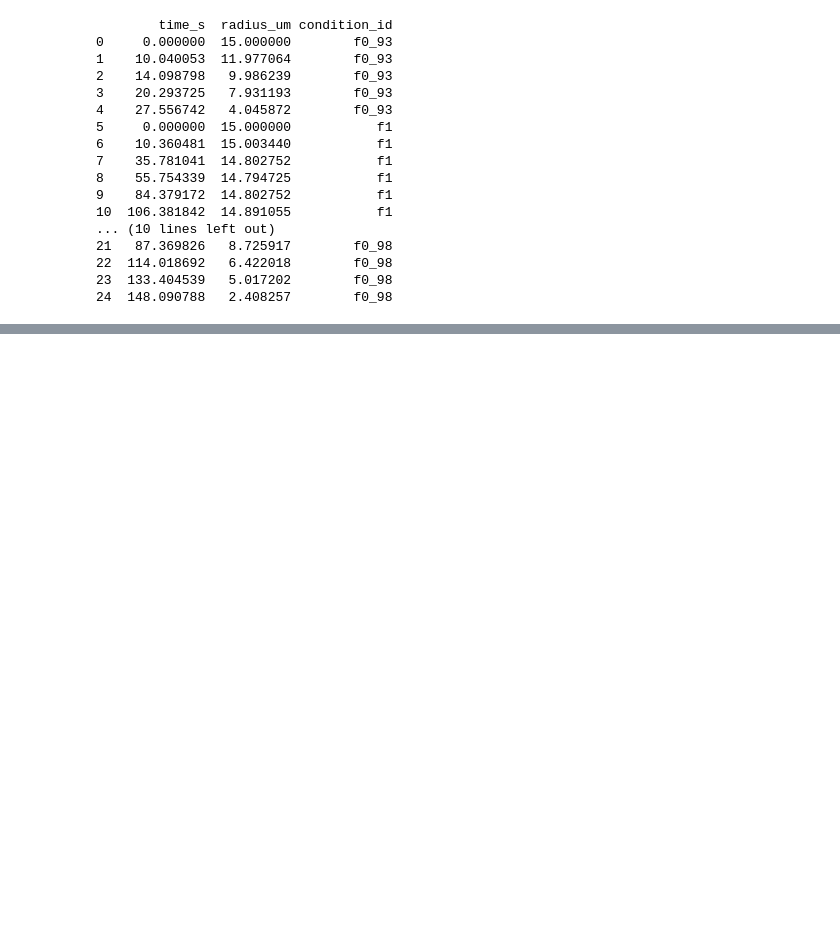
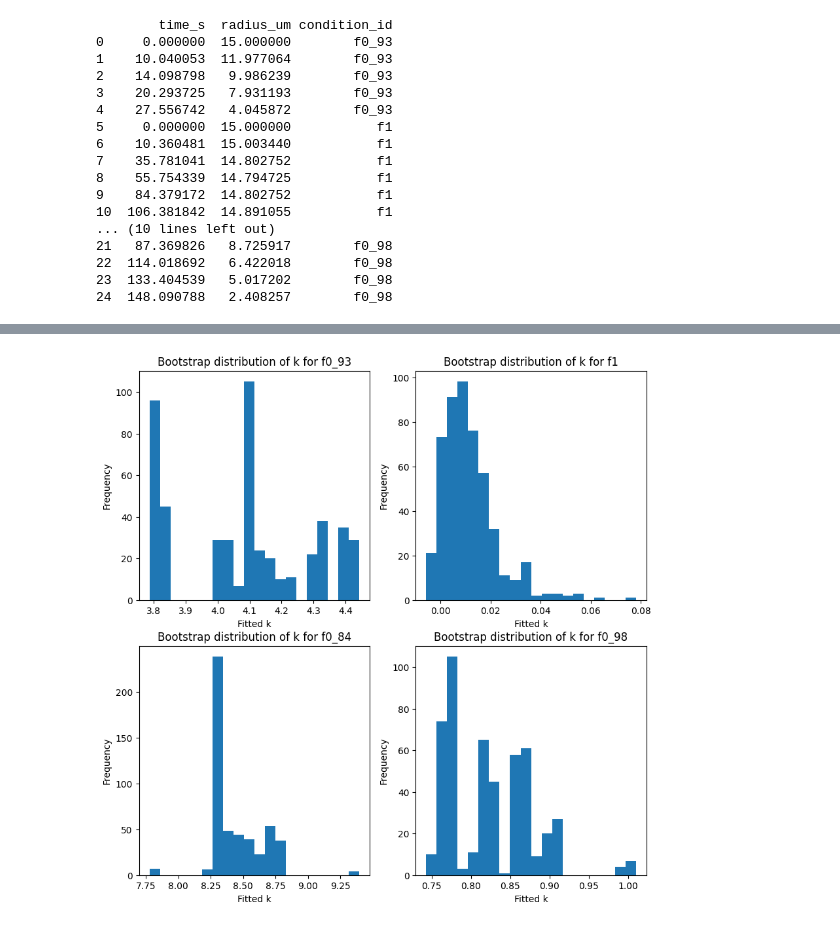
Before and after one commit to MeganRichards1/bubble-dissolution-inference, a Jupyter notebook: notebooks/02_model_fitting.ipynb, the cells around one changed output, grey strips where cells are left out. Cells and saved outputs as stored; diff of their text form; code cells hidden in the pictures; blank space fills up the shorter version.

Commit message:
Add bootstrap confidence intervals and k vs saturation analysis

```diff
--- a/notebooks/02_model_fitting.ipynb
+++ b/notebooks/02_model_fitting.ipynb
@@ -73,0 +139,22 @@ print(df_results)
+# %%
+# Generate a histogram for each condition to demonstrate the bootstrap distribution of k
+import matplotlib.pyplot as plt
+
+# In this example, there are 4 conditions so plot as 2x2 subplots
+fig, axs = plt.subplots(2, 2, figsize=(10, 10))
+
+
+for i in range(len(condition_names)):
+    ax = axs[i//2, i%2]
+    k_boot = k_boot_results[i]
+    ax.hist(k_boot, bins=20)
+    ax.set_xlabel("Fitted k")
+    ax.set_ylabel("Frequency")
+    ax.set_title(f"Bootstrap distribution of k for {condition_names[i]}")
+# plt.hist(k_boot, bins=20)
+# plt.xlabel("Fitted k")
+# plt.ylabel("Frequency")
+# plt.title("Bootstrap distribution of k")
+plt.show()
+# %% [output]
+[figure, added]
```
Also changed, not shown: parts of 5 cells of this notebook, 1 other file.
